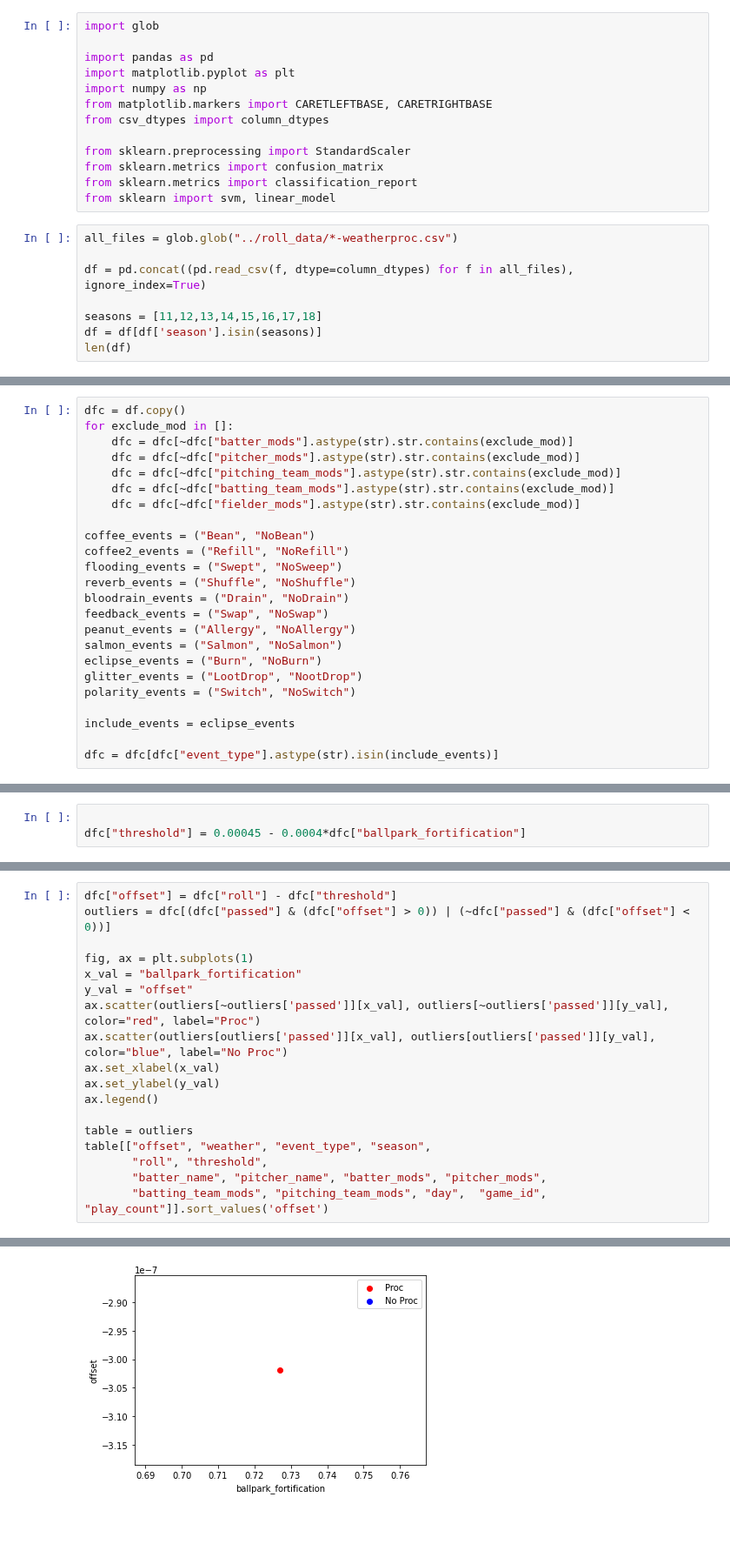
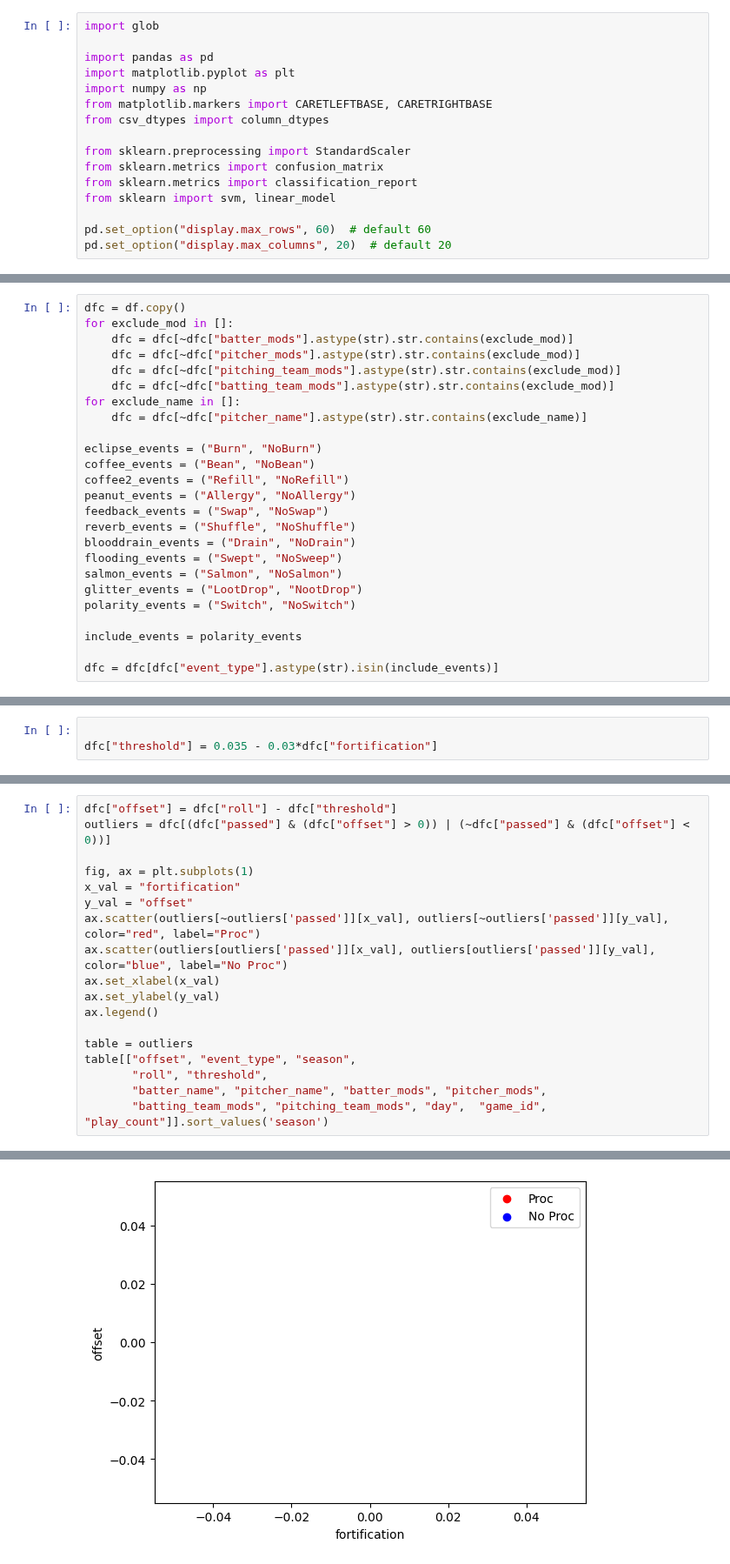
Before and after one commit to xSke/resim, a Jupyter notebook: notebooks/WeatherProcs.ipynb, the cells around one changed output, grey strips where cells are left out. Shown at 87% size. Drawn from its saved outputs; the diff is of its cells as text; blank space fills up the shorter version.

Commit message:
Added updated WeatherProcs notebook
Weather Procs notebook is near complete for Season 24.

Missing Night, Supernova Eclipse, and partial Blooddrain formulas.

```diff
--- a/notebooks/WeatherProcs.ipynb
+++ b/notebooks/WeatherProcs.ipynb
@@ -40,11 +63,6 @@ from sklearn.preprocessing import StandardScaler
 from sklearn.metrics import confusion_matrix
 from sklearn.metrics import classification_report
 from sklearn import svm, linear_model
+
+pd.set_option("display.max_rows", 60)  # default 60
+pd.set_option("display.max_columns", 20)  # default 20
-# %%
-all_files = glob.glob("../roll_data/*-weatherproc.csv")
-
-df = pd.concat((pd.read_csv(f, dtype=column_dtypes) for f in all_files), ignore_index=True)
-
-seasons = [11,12,13,14,15,16,17,18]
-df = df[df['season'].isin(seasons)]
-len(df)
@@ -57,21 +73,22 @@ for exclude_mod in []:
     dfc = dfc[~dfc["pitcher_mods"].astype(str).str.contains(exclude_mod)]
     dfc = dfc[~dfc["pitching_team_mods"].astype(str).str.contains(exclude_mod)]
     dfc = dfc[~dfc["batting_team_mods"].astype(str).str.contains(exclude_mod)]
-    dfc = dfc[~dfc["fielder_mods"].astype(str).str.contains(exclude_mod)]
+for exclude_name in []:
+    dfc = dfc[~dfc["pitcher_name"].astype(str).str.contains(exclude_name)]
 
+eclipse_events = ("Burn", "NoBurn")
 coffee_events = ("Bean", "NoBean")
 coffee2_events = ("Refill", "NoRefill")
+peanut_events = ("Allergy", "NoAllergy")
+feedback_events = ("Swap", "NoSwap")
+reverb_events = ("Shuffle", "NoShuffle")
+blooddrain_events = ("Drain", "NoDrain")
 flooding_events = ("Swept", "NoSweep")
-reverb_events = ("Shuffle", "NoShuffle")
-bloodrain_events = ("Drain", "NoDrain")
-feedback_events = ("Swap", "NoSwap")
-peanut_events = ("Allergy", "NoAllergy")
 salmon_events = ("Salmon", "NoSalmon")
-eclipse_events = ("Burn", "NoBurn")
 glitter_events = ("LootDrop", "NootDrop")
 polarity_events = ("Switch", "NoSwitch")
 
-include_events = eclipse_events
+include_events = polarity_events
 
 dfc = dfc[dfc["event_type"].astype(str).isin(include_events)]
 # %%
@@ -132,6 +149,6 @@ print(len(dfc[dfc["passed"]]))
 # %%
 
-dfc["threshold"] = 0.00045 - 0.0004*dfc["ballpark_fortification"]
+dfc["threshold"] = 0.035 - 0.03*dfc["fortification"]
 # %%
 x_val = "threshold"
 fig, ax = plt.subplots(1, figsize=(10, 6))
@@ -154,7 +171,7 @@ dfc["offset"] = dfc["roll"] - dfc["threshold"]
 outliers = dfc[(dfc["passed"] & (dfc["offset"] > 0)) | (~dfc["passed"] & (dfc["offset"] < 0))]
 
 fig, ax = plt.subplots(1)
-x_val = "ballpark_fortification"
+x_val = "fortification"
 y_val = "offset"
 ax.scatter(outliers[~outliers['passed']][x_val], outliers[~outliers['passed']][y_val], color="red", label="Proc")
 ax.scatter(outliers[outliers['passed']][x_val], outliers[outliers['passed']][y_val], color="blue", label="No Proc")
@@ -163,8 +180,8 @@ ax.set_ylabel(y_val)
 ax.legend()
 
 table = outliers
-table[["offset", "weather", "event_type", "season",
+table[["offset", "event_type", "season",
        "roll", "threshold",
        "batter_name", "pitcher_name", "batter_mods", "pitcher_mods",
-       "batting_team_mods", "pitching_team_mods", "day",  "game_id", "play_count"]].sort_values('offset')
+       "batting_team_mods", "pitching_team_mods", "day",  "game_id", "play_count"]].sort_values('season')
 # %% [output]
@@ -173,4 +189,4 @@ table[["offset", "weather", "event_type", "season",
-[figure, old version]
+[figure, new version]
 # %%
 print(dfc[dfc["passed"]]["roll"].max())
 print(dfc[~dfc["passed"]]["roll"].min())
```
Also changed, not shown: parts of 9 cells of this notebook.
